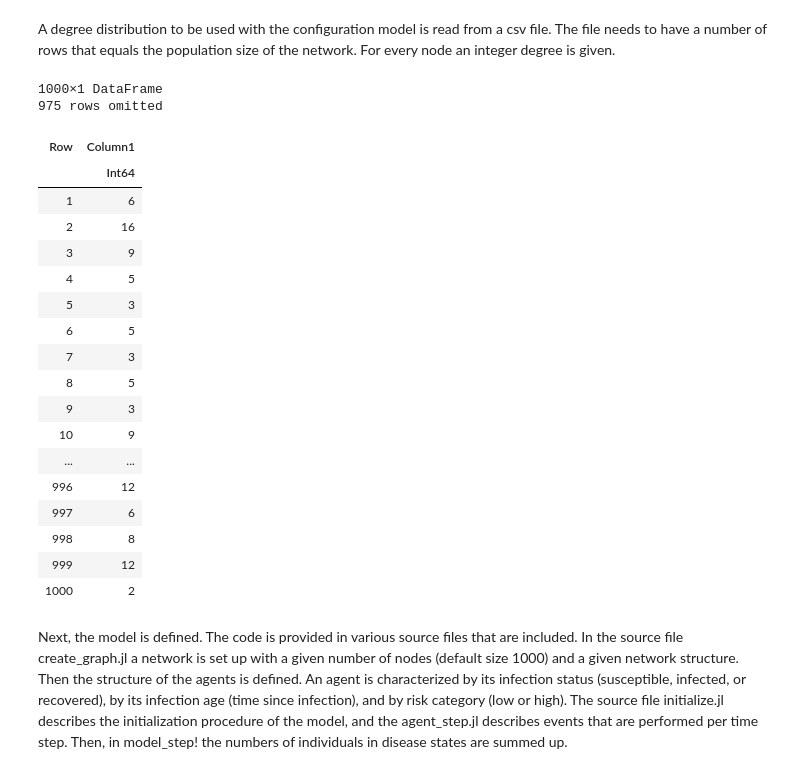
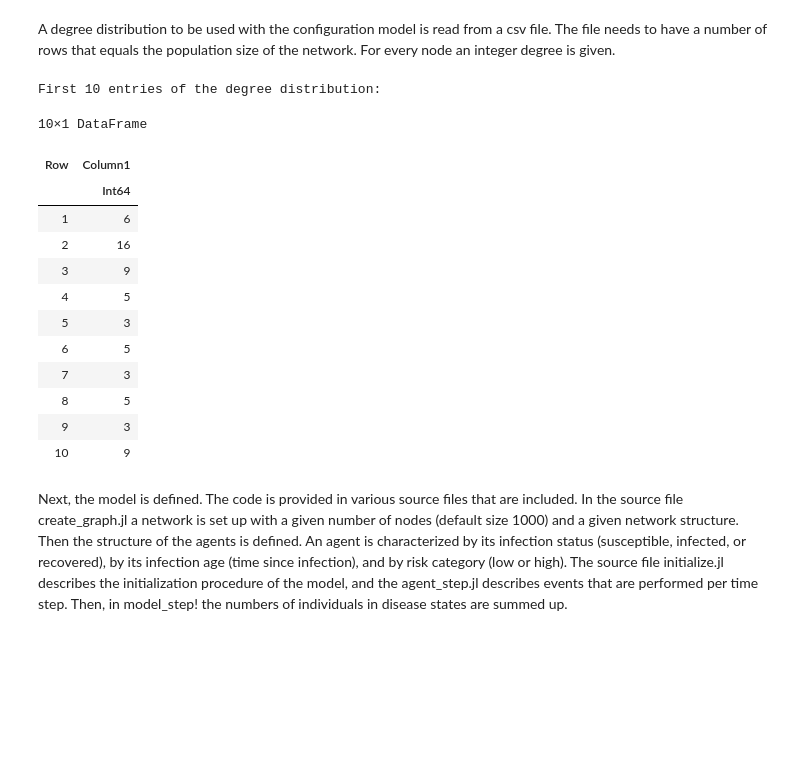
Before and after one commit to lstell21/espidam-tutorial-2025, a Jupyter notebook: Tutorial.ipynb, the cells around one changed output. Saved outputs shown, nothing was run; the diff lists cells and outputs as text; code cells hidden in the pictures; blank space fills up the shorter version.

```diff
--- a/Tutorial.ipynb
+++ b/Tutorial.ipynb
@@ -35,28 +35,26 @@ A degree distribution to be used with the configuration model is read from a csv
 # %%
 
     # Read in deg_dist.csv to use for the random_configuration_model
     degrees = CSV.read("deg_dist.csv", DataFrame, header=false)
+
+    # Display the first 10 entries with a descriptive message
+    println("First 10 entries of the degree distribution:")
+    first(degrees, 10)
 # %% [output]
-1000×1 DataFrame
-975 rows omitted
+First 10 entries of the degree distribution:
+10×1 DataFrame
 | Row | Column1 |
 |  | Int64 |
 | 1 | 6 |
 | 2 | 16 |
 | 3 | 9 |
 | 4 | 5 |
 | 5 | 3 |
 | 6 | 5 |
 | 7 | 3 |
 | 8 | 5 |
 | 9 | 3 |
 | 10 | 9 |
-| ... | ... |
-| 996 | 12 |
-| 997 | 6 |
-| 998 | 8 |
-| 999 | 12 |
-| 1000 | 2 |
 # %% [markdown]
 Next, the model is defined. The code is provided in various source files that are included. In the source file create_graph.jl a network is set up with a given number of nodes (default size 1000) and a given network structure. Then the structure of the agents is defined. An agent is characterized by its infection status (susceptible, infected, or recovered), by its infection age (time since infection), and by risk category (low or high). The source file initialize.jl describes the initialization procedure of the model, and the agent_step.jl describes events that are performed per time step. Then, in model_step! the numbers of individuals in disease states are summed up.
 # %%
```
Also changed, not shown: parts of 12 cells of this notebook, 3 other files.
